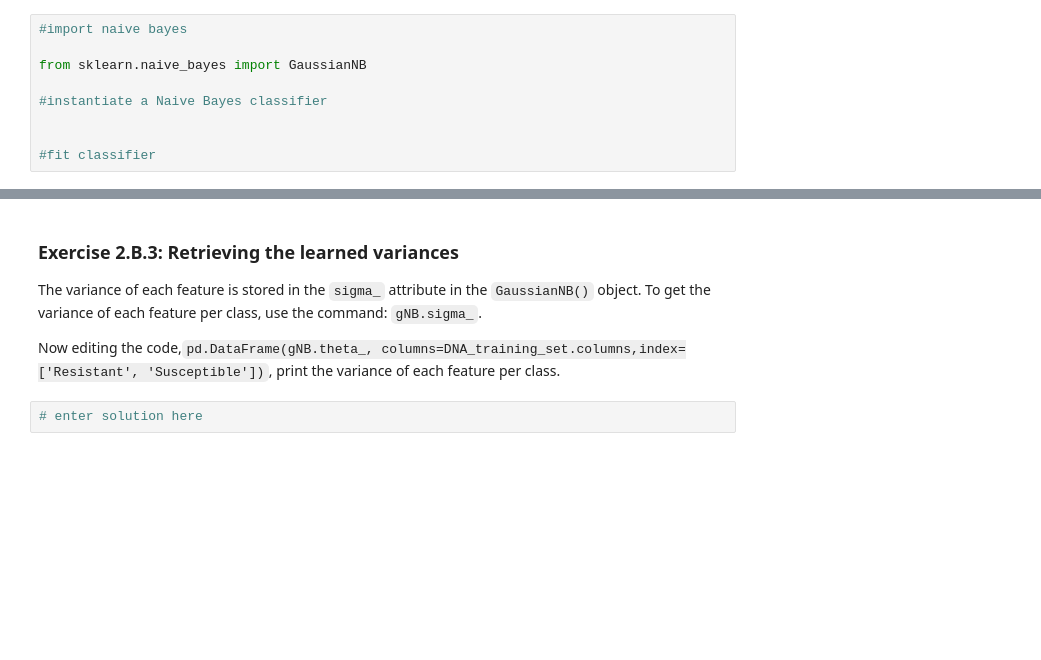
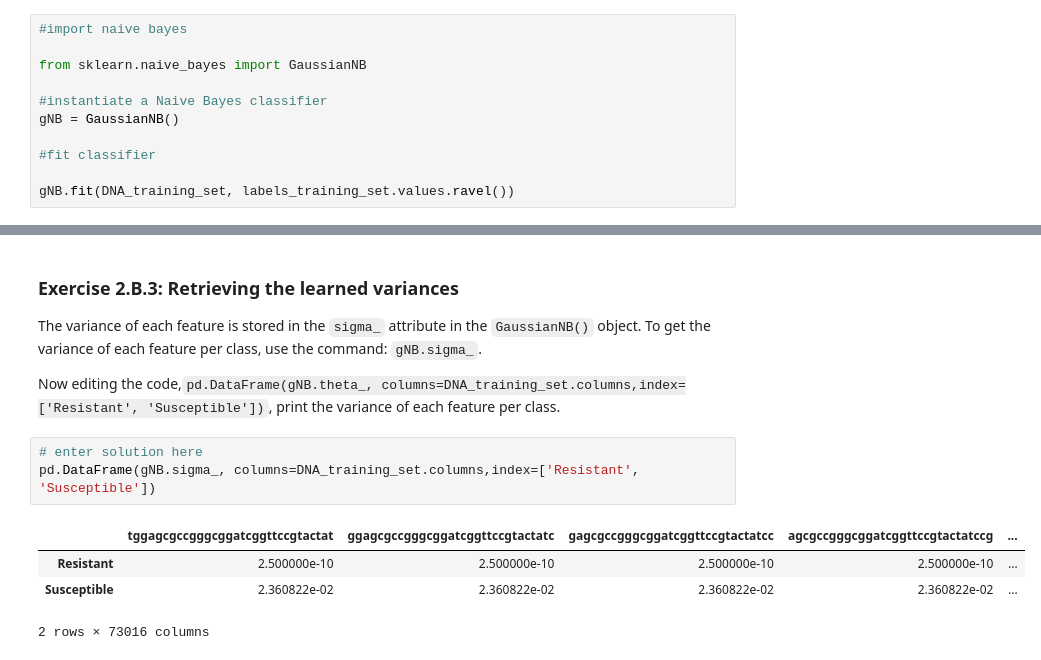
Before and after one commit to aarcher07/Predictive-Modeling-with-scikit-learn, a Jupyter notebook: 02_Model_Training_ScikitLearn_with_Naive_Bayes_Classifier.ipynb, the cells around one changed output, grey strips where cells are left out. Saved outputs shown, nothing was run; the diff lists cells and outputs as text; blank space fills up the shorter version.

````diff
--- a/02_Model_Training_ScikitLearn_with_Naive_Bayes_Classifier.ipynb
+++ b/02_Model_Training_ScikitLearn_with_Naive_Bayes_Classifier.ipynb
@@ -89,6 +107,8 @@ Gaussian distribution is identified by its mean and variance. Therefore, Gaussia
 from sklearn.naive_bayes import GaussianNB
 
 #instantiate a Naive Bayes classifier
-
+gNB = GaussianNB()
 
 #fit classifier
+
+gNB.fit(DNA_training_set, labels_training_set.values.ravel())
@@ -112,5 +144,11 @@ pd.DataFrame(gNB.theta_,
 The variance of each feature is stored in the ```sigma_``` attribute in the ```GaussianNB()``` object. To get the variance of each feature per class, use the command: ```gNB.sigma_```.
 
 Now editing the code,```pd.DataFrame(gNB.theta_, columns=DNA_training_set.columns,index=['Resistant', 'Susceptible'])```, print the variance of each feature per class.
-# %%
-# enter solution here
+# %%
+# enter solution here
+pd.DataFrame(gNB.sigma_, columns=DNA_training_set.columns,index=['Resistant', 'Susceptible'])
+# %% [output]
+|  | tggagcgccgggcggatcggttccgtactat | ggagcgccgggcggatcggttccgtactatc | gagcgccgggcggatcggttccgtactatcc | agcgccgggcggatcggttccgtactatccg | ... |
+| Resistant | 2.500000e-10 | 2.500000e-10 | 2.500000e-10 | 2.500000e-10 | ... |
+| Susceptible | 2.360822e-02 | 2.360822e-02 | 2.360822e-02 | 2.360822e-02 | ... |
+2 rows × 73016 columns
````
Also changed, not shown: parts of 5 cells of this notebook, 29 other files.
